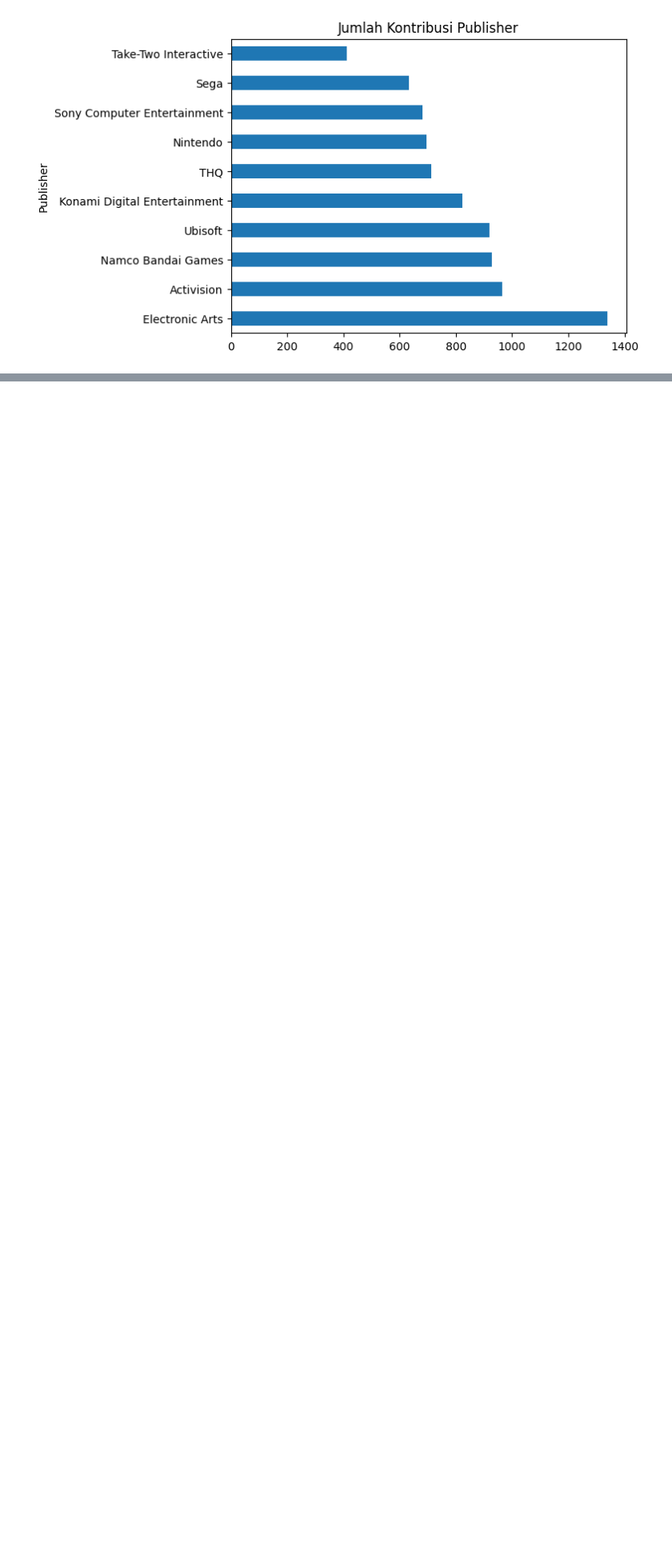
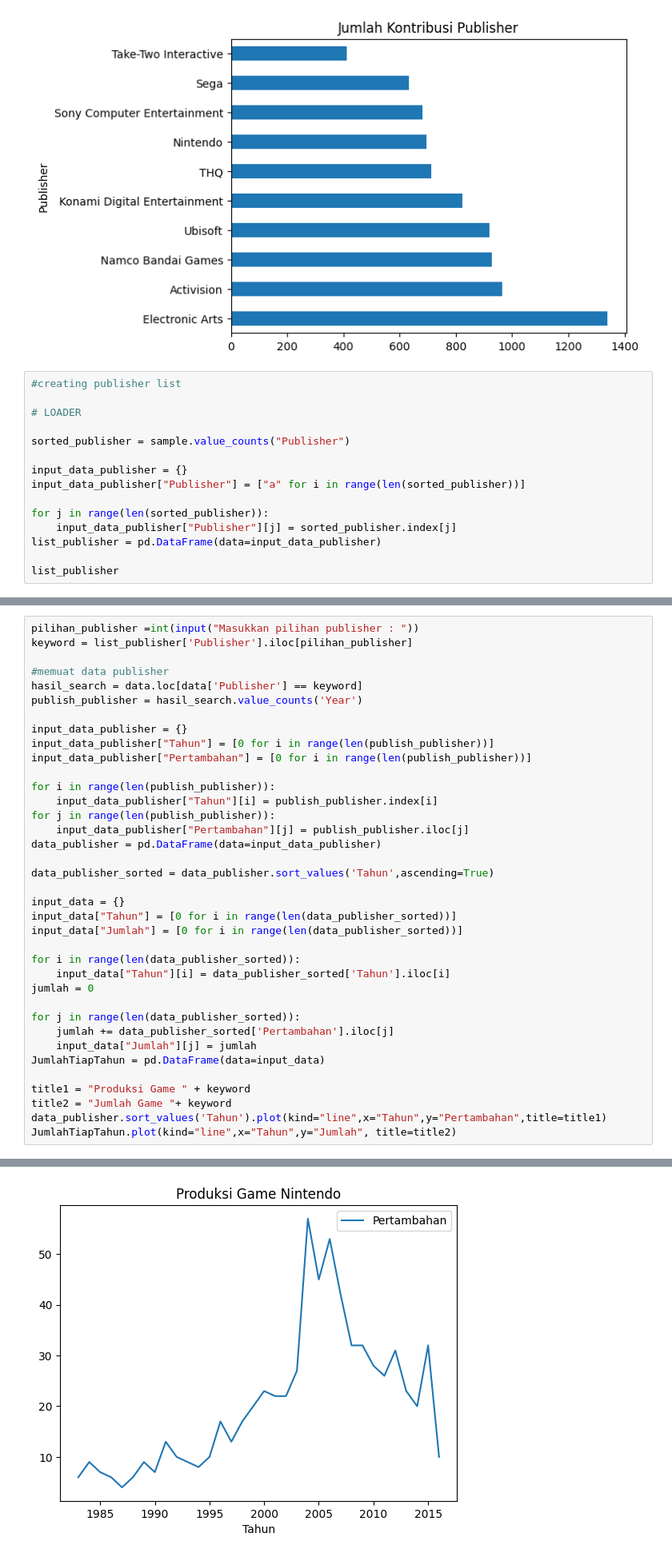
Before and after one commit to Astha47/Tugas-Besar-Analisis-Data-Kelompok-8, a Jupyter notebook: Main.ipynb, the cells around one changed output, grey strips where cells are left out. Shown at 80% size. Cells and saved outputs as stored; diff of their text form; blank space fills up the shorter version.

Commit message:
Penambahan visualisasi produksi game oleh publisher pertahun

```diff
--- a/Main.ipynb
+++ b/Main.ipynb
@@ -378,3 +380,18 @@ data.value_counts("Publisher").head(10).plot(kind="barh",title="Jumlah Kontribus
 # %% [output]
 <AxesSubplot: title={'center': 'Jumlah Kontribusi Publisher'}, ylabel='Publisher'>
 [figure]
+# %%
+#creating publisher list
+
+# LOADER
+
+sorted_publisher = sample.value_counts("Publisher")
+
+input_data_publisher = {}
+input_data_publisher["Publisher"] = ["a" for i in range(len(sorted_publisher))]
+
+for j in range(len(sorted_publisher)):
+    input_data_publisher["Publisher"][j] = sorted_publisher.index[j]
+list_publisher = pd.DataFrame(data=input_data_publisher)
+
+list_publisher
@@ -380,0 +418,38 @@ data.value_counts("Publisher").head(10).plot(kind="barh",title="Jumlah Kontribus
+# %%
+pilihan_publisher =int(input("Masukkan pilihan publisher : "))
+keyword = list_publisher['Publisher'].iloc[pilihan_publisher]
+
+#memuat data publisher
+hasil_search = data.loc[data['Publisher'] == keyword]
+publish_publisher = hasil_search.value_counts('Year')
+
+input_data_publisher = {}
+input_data_publisher["Tahun"] = [0 for i in range(len(publish_publisher))]
+input_data_publisher["Pertambahan"] = [0 for i in range(len(publish_publisher))]
+
+for i in range(len(publish_publisher)):
+    input_data_publisher["Tahun"][i] = publish_publisher.index[i]
+for j in range(len(publish_publisher)):
+    input_data_publisher["Pertambahan"][j] = publish_publisher.iloc[j]
+data_publisher = pd.DataFrame(data=input_data_publisher)
+
+data_publisher_sorted = data_publisher.sort_values('Tahun',ascending=True)
+
+input_data = {}
+input_data["Tahun"] = [0 for i in range(len(data_publisher_sorted))]
+input_data["Jumlah"] = [0 for i in range(len(data_publisher_sorted))]
+
+for i in range(len(data_publisher_sorted)):
+    input_data["Tahun"][i] = data_publisher_sorted['Tahun'].iloc[i]
+jumlah = 0
+
+for j in range(len(data_publisher_sorted)):
+    jumlah += data_publisher_sorted['Pertambahan'].iloc[j]
+    input_data["Jumlah"][j] = jumlah
+JumlahTiapTahun = pd.DataFrame(data=input_data)
+
+title1 = "Produksi Game " + keyword
+title2 = "Jumlah Game "+ keyword
+data_publisher.sort_values('Tahun').plot(kind="line",x="Tahun",y="Pertambahan",title=title1)
+JumlahTiapTahun.plot(kind="line",x="Tahun",y="Jumlah", title=title2)
+# %% [output]
@@ -380,0 +457 @@ data.value_counts("Publisher").head(10).plot(kind="barh",title="Jumlah Kontribus
+[figure, added]
```
Also changed, not shown: parts of 7 cells of this notebook.
